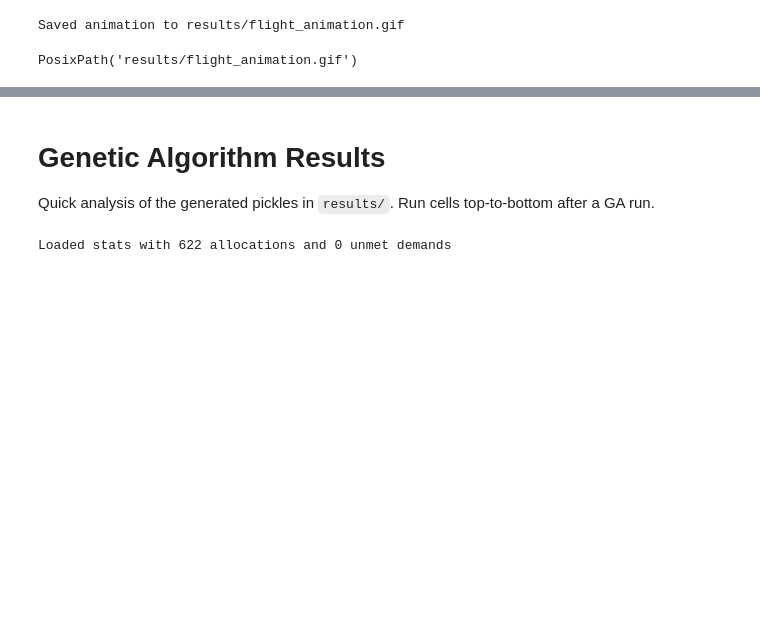
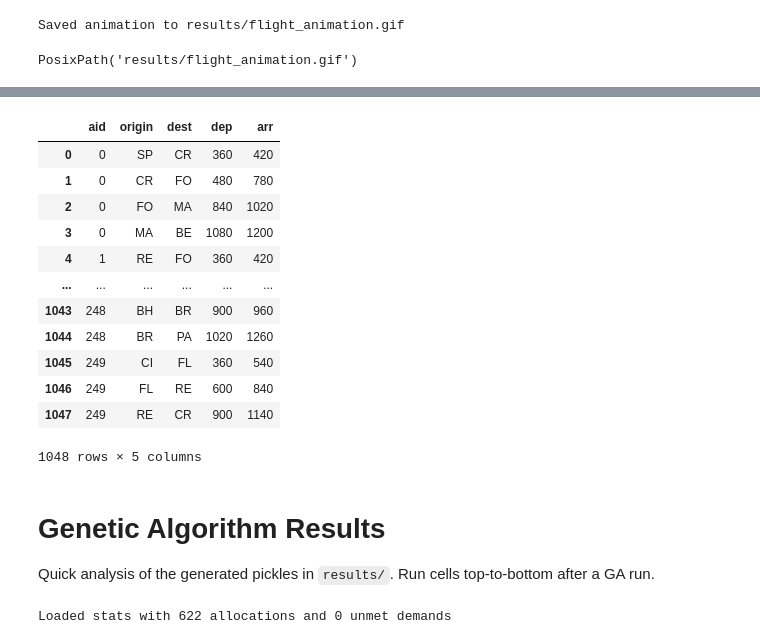
Before and after one commit to DaviGiordano/air-traffic-allocation-genetic-algorithm, a Jupyter notebook: notebooks/1. Results.ipynb, the cells around one changed output, grey strips where cells are left out. Cells and saved outputs as stored; diff of their text form; code cells hidden in the pictures; blank space fills up the shorter version.

```diff
--- a/notebooks/1. Results.ipynb
+++ b/notebooks/1. Results.ipynb
@@ -103,3 +104,26 @@ gif_path
 # %% [output]
 Saved animation to results/flight_animation.gif
 PosixPath('results/flight_animation.gif')
+# %%
+import sys
+from pathlib import Path
+from matplotlib import animation
+import pandas as pd
+import numpy as np
+
+import matplotlib.pyplot as plt
+
+# Ensure src is on path
+ROOT = Path.cwd()
+if str(ROOT) not in sys.path:
+    sys.path.append(str(ROOT))
+
+from src.data_loader import load_all_data
+from src.core.route_scheduler import RouteScheduler
+
+# Load data and chromosome
+airport_codes, route_durations, demand_list = load_all_data("data")
+airports_df = pd.read_csv("data/airports.csv")
+airports_df["code"] = airports_df["code"].fillna("NA")
+code_to_latlon = {row.code: (float(row.lat), float(row.lon)) for _, row in airports_df.iterrows()}
+best_chromosome = pd.read_pickle("results/best_chromosome.pkl")
@@ -106,3 +171,21 @@ PosixPath('results/flight_animation.gif')
+# %%
+events_df = pd.DataFrame(events)
+# %%
+events_df
+# %% [output]
+|  | aid | origin | dest | dep | arr |
+| 0 | 0 | SP | CR | 360 | 420 |
+| 1 | 0 | CR | FO | 480 | 780 |
+| 2 | 0 | FO | MA | 840 | 1020 |
+| 3 | 0 | MA | BE | 1080 | 1200 |
+| 4 | 1 | RE | FO | 360 | 420 |
+| ... | ... | ... | ... | ... | ... |
+| 1043 | 248 | BH | BR | 900 | 960 |
+| 1044 | 248 | BR | PA | 1020 | 1260 |
+| 1045 | 249 | CI | FL | 360 | 540 |
+| 1046 | 249 | FL | RE | 600 | 840 |
+| 1047 | 249 | RE | CR | 900 | 1140 |
+1048 rows × 5 columns
 # %% [markdown]
 # Genetic Algorithm Results
 
```
Also changed, not shown: parts of 4 cells of this notebook, 1 other file.
